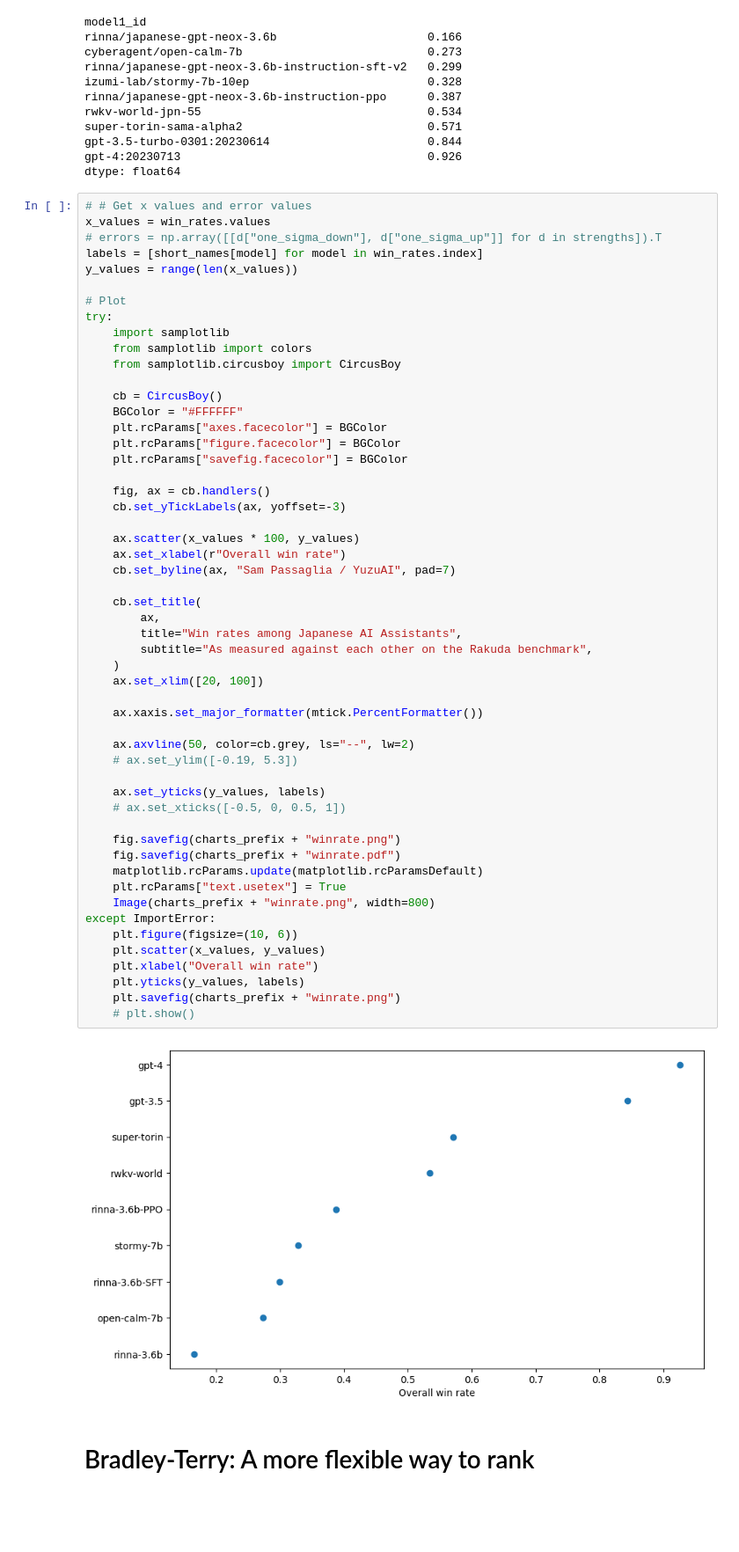
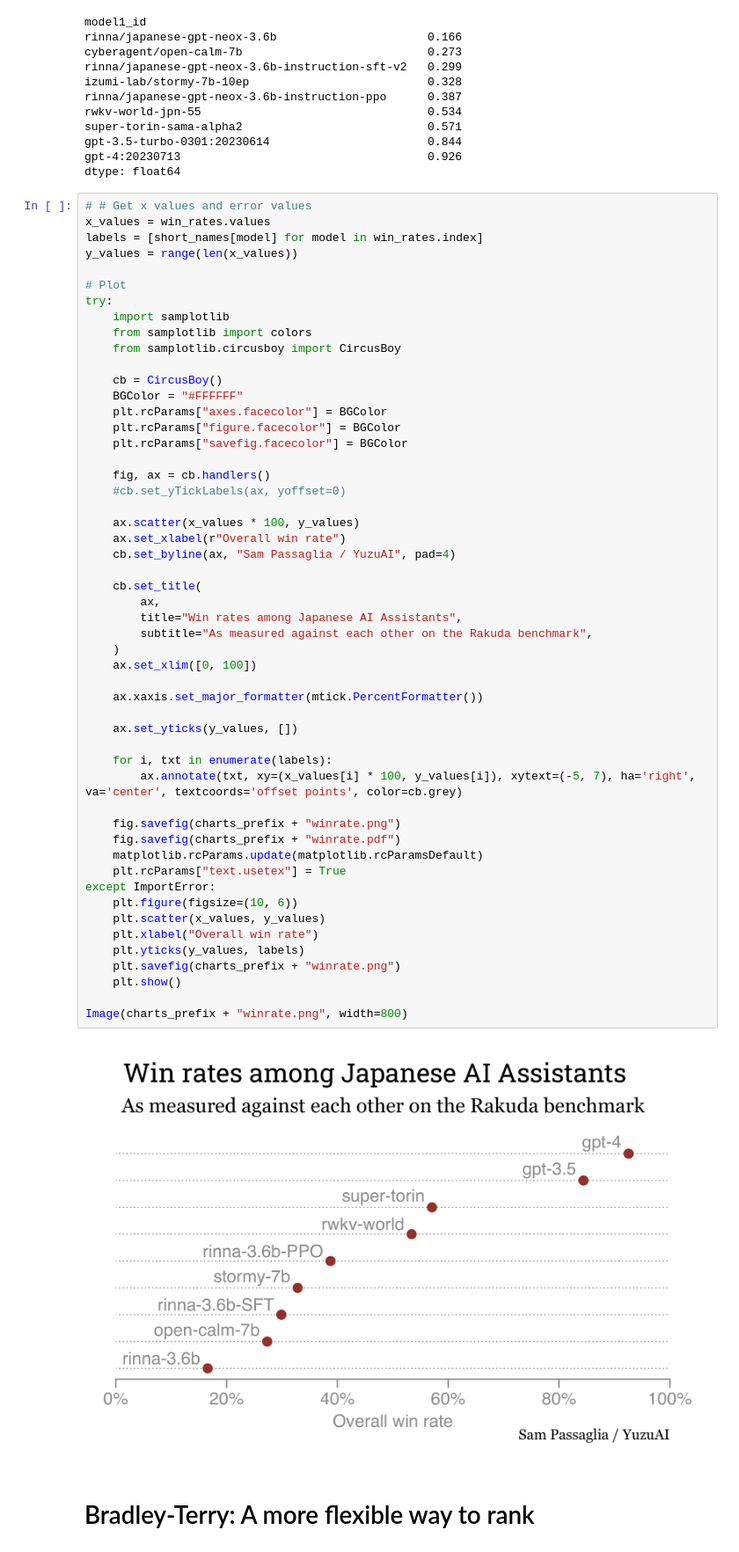
Before and after one commit to yuzu-ai/japanese-llm-ranking, a Jupyter notebook: jrank/bradley-terry.ipynb, the cells around one changed output. Shown: that part at 88% size. Saved outputs shown, nothing was run; the diff lists cells and outputs as text; blank space fills up the shorter version.

```diff
--- a/jrank/bradley-terry.ipynb
+++ b/jrank/bradley-terry.ipynb
@@ -150,7 +150,6 @@ dtype: float64
 # %%
 # # Get x values and error values
 x_values = win_rates.values
-# errors = np.array([[d["one_sigma_down"], d["one_sigma_up"]] for d in strengths]).T
 labels = [short_names[model] for model in win_rates.index]
 y_values = range(len(x_values))
 
@@ -165,43 +164,43 @@ try:
     plt.rcParams["axes.facecolor"] = BGColor
     plt.rcParams["figure.facecolor"] = BGColor
     plt.rcParams["savefig.facecolor"] = BGColor
 
     fig, ax = cb.handlers()
-    cb.set_yTickLabels(ax, yoffset=-3)
+    #cb.set_yTickLabels(ax, yoffset=0)
 
     ax.scatter(x_values * 100, y_values)
     ax.set_xlabel(r"Overall win rate")
-    cb.set_byline(ax, "Sam Passaglia / YuzuAI", pad=7)
+    cb.set_byline(ax, "Sam Passaglia / YuzuAI", pad=4)
 
     cb.set_title(
         ax,
         title="Win rates among Japanese AI Assistants",
         subtitle="As measured against each other on the Rakuda benchmark",
     )
-    ax.set_xlim([20, 100])
+    ax.set_xlim([0, 100])
 
     ax.xaxis.set_major_formatter(mtick.PercentFormatter())
 
-    ax.axvline(50, color=cb.grey, ls="--", lw=2)
-    # ax.set_ylim([-0.19, 5.3])
+    ax.set_yticks(y_values, [])
 
-    ax.set_yticks(y_values, labels)
-    # ax.set_xticks([-0.5, 0, 0.5, 1])
+    for i, txt in enumerate(labels):
+        ax.annotate(txt, xy=(x_values[i] * 100, y_values[i]), xytext=(-5, 7), ha='right', va='center', textcoords='offset points', color=cb.grey)
 
     fig.savefig(charts_prefix + "winrate.png")
     fig.savefig(charts_prefix + "winrate.pdf")
     matplotlib.rcParams.update(matplotlib.rcParamsDefault)
     plt.rcParams["text.usetex"] = True
-    Image(charts_prefix + "winrate.png", width=800)
 except ImportError:
     plt.figure(figsize=(10, 6))
     plt.scatter(x_values, y_values)
     plt.xlabel("Overall win rate")
     plt.yticks(y_values, labels)
     plt.savefig(charts_prefix + "winrate.png")
-    # plt.show()
+    plt.show()
+
+Image(charts_prefix + "winrate.png", width=800)
 # %% [output]
-[figure, old version]
+[figure, new version]
 # %% [markdown]
 # Bradley-Terry: A more flexible way to rank
 # %% [markdown]
```
Also changed, not shown: parts of 20 cells of this notebook, 11 other files.
